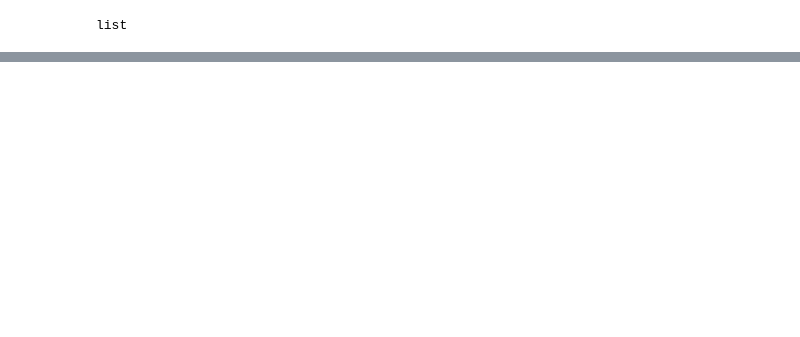
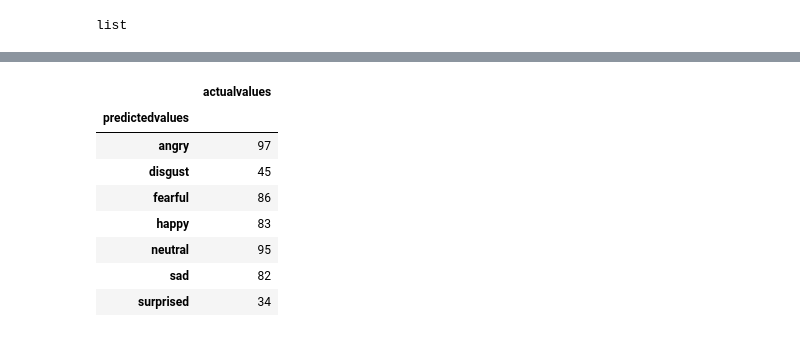
Before and after one commit to Bahaabrougui/Mood-Recognizer-from-Speech, a Jupyter notebook: Mood_recognition.ipynb, the cells around one changed output, grey strips where cells are left out. Saved outputs shown, nothing was run; the diff lists cells and outputs as text; code cells hidden in the pictures; blank space fills up the shorter version.

```diff
--- a/Mood_recognition.ipynb
+++ b/Mood_recognition.ipynb
@@ -371,0 +352,12 @@ ValueError: in user code:
+# %%
+finaldf.groupby('predictedvalues').count()
+# %% [output]
+|  | actualvalues |
+| predictedvalues |  |
+| angry | 97 |
+| disgust | 45 |
+| fearful | 86 |
+| happy | 83 |
+| neutral | 95 |
+| sad | 82 |
+| surprised | 34 |
```
Also changed, not shown: parts of 64 cells of this notebook, 3 other files.
